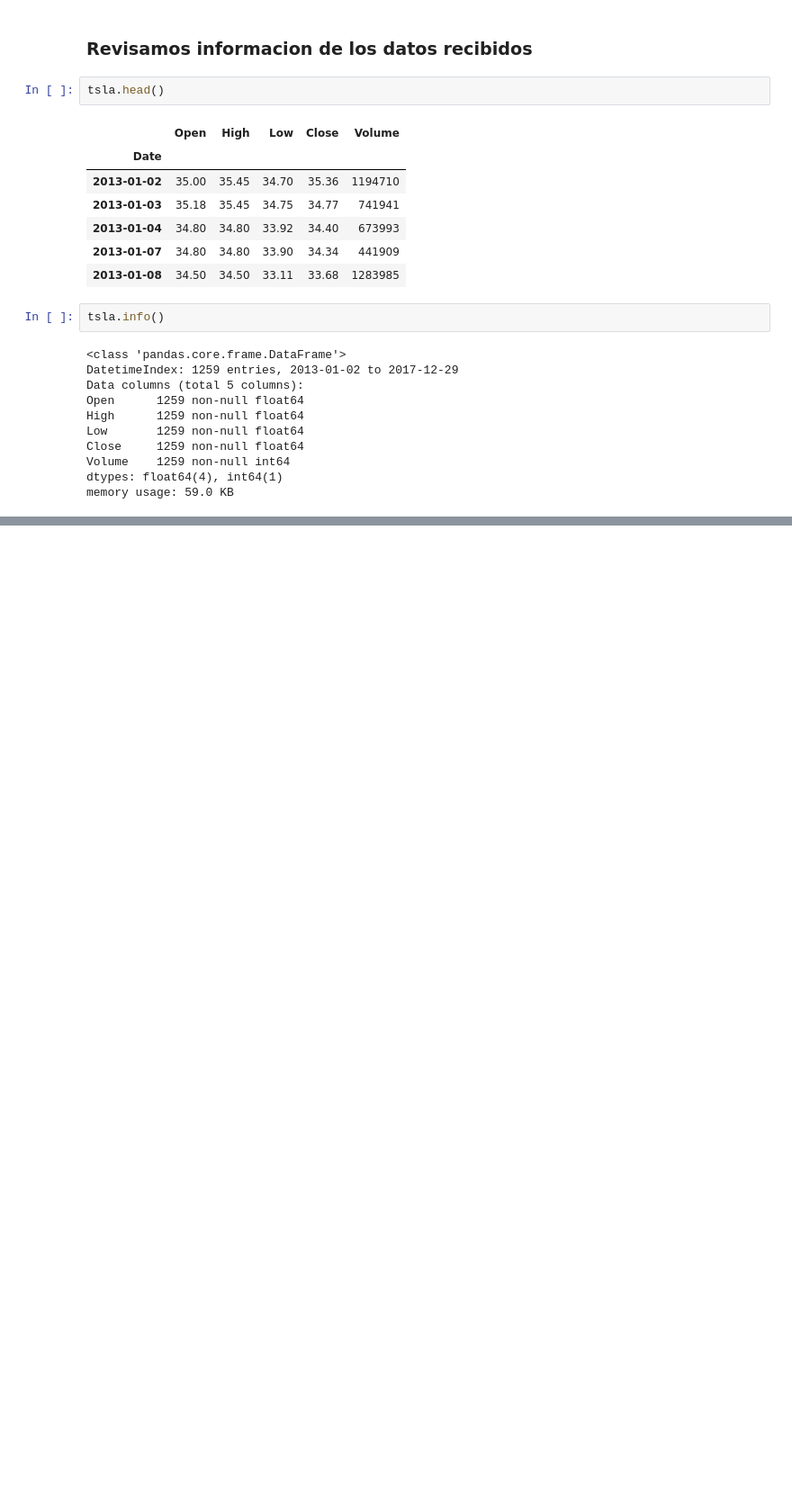
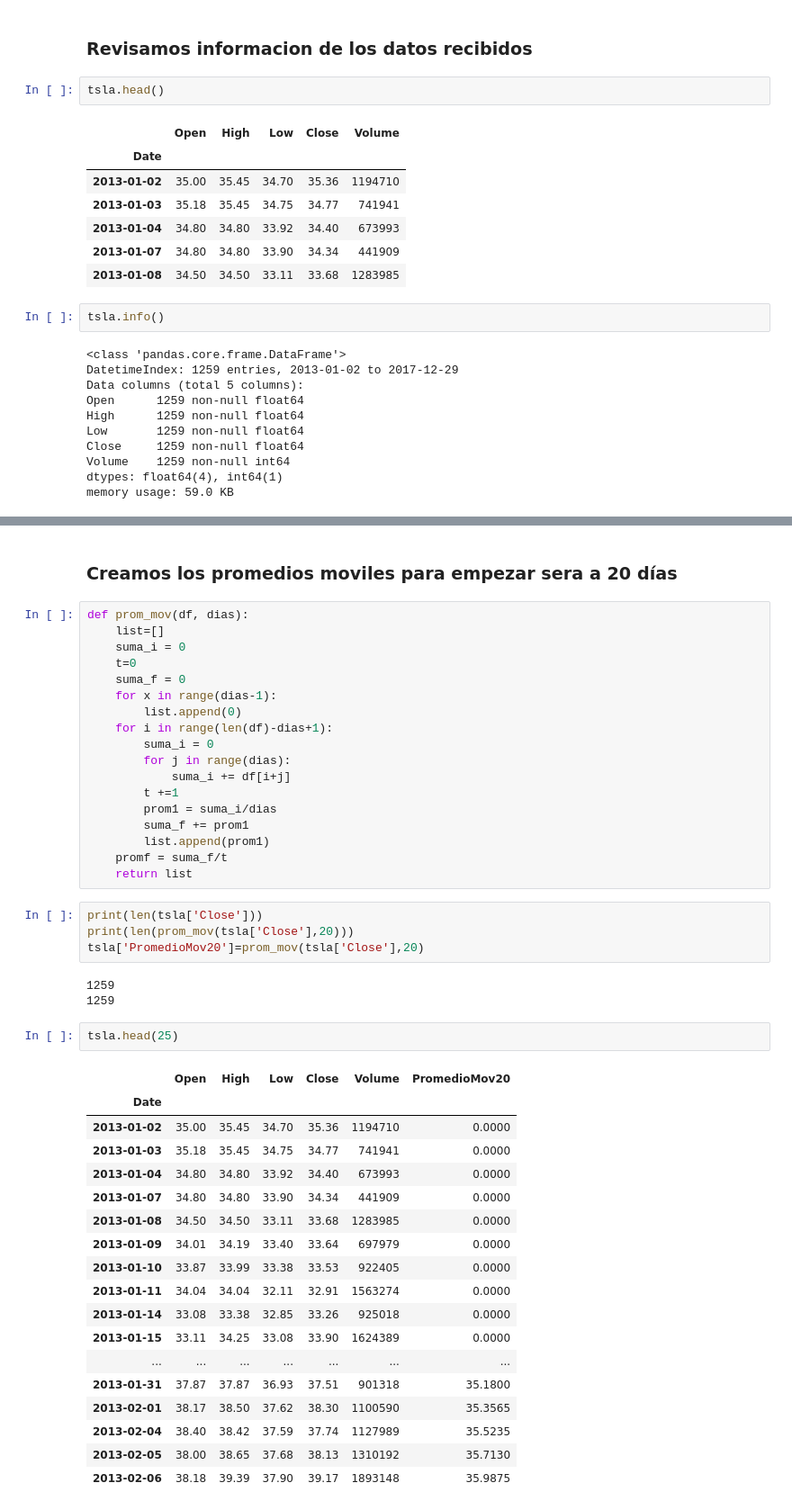
Before and after one commit to JorgeOsorio97/ZiplineProject, a Jupyter notebook: ZiplineTest1.ipynb, the cells around one changed output, grey strips where cells are left out. Shown: that part at 90% size. Drawn from its saved outputs; the diff is of its cells as text; blank space fills up the shorter version.

```diff
--- a/ZiplineTest1.ipynb
+++ b/ZiplineTest1.ipynb
@@ -111,3 +115,51 @@ plt.title('Valores de Apertura')
 [interactive output not drawn]
 [interactive output not drawn]
 <matplotlib.text.Text at 0x...>
+# %% [markdown]
+### Creamos los promedios moviles para empezar sera a 20 días
+# %%
+def prom_mov(df, dias):
+    list=[]
+    suma_i = 0
+    t=0
+    suma_f = 0
+    for x in range(dias-1):
+        list.append(0)
+    for i in range(len(df)-dias+1):
+        suma_i = 0
+        for j in range(dias):
+            suma_i += df[i+j]
+        t +=1
+        prom1 = suma_i/dias
+        suma_f += prom1
+        list.append(prom1)
+    promf = suma_f/t
+    return list
+# %%
+print(len(tsla['Close']))
+print(len(prom_mov(tsla['Close'],20)))
+tsla['PromedioMov20']=prom_mov(tsla['Close'],20)
+# %% [output]
+1259
+1259
+# %%
+tsla.head(25)
+# %% [output]
+|  | Open | High | Low | Close | Volume | PromedioMov20 |
+| Date |  |  |  |  |  |  |
+| 2013-01-02 | 35.00 | 35.45 | 34.70 | 35.36 | 1194710 | 0.0000 |
+| 2013-01-03 | 35.18 | 35.45 | 34.75 | 34.77 | 741941 | 0.0000 |
+| 2013-01-04 | 34.80 | 34.80 | 33.92 | 34.40 | 673993 | 0.0000 |
+| 2013-01-07 | 34.80 | 34.80 | 33.90 | 34.34 | 441909 | 0.0000 |
+| 2013-01-08 | 34.50 | 34.50 | 33.11 | 33.68 | 1283985 | 0.0000 |
+| 2013-01-09 | 34.01 | 34.19 | 33.40 | 33.64 | 697979 | 0.0000 |
+| 2013-01-10 | 33.87 | 33.99 | 33.38 | 33.53 | 922405 | 0.0000 |
+| 2013-01-11 | 34.04 | 34.04 | 32.11 | 32.91 | 1563274 | 0.0000 |
+| 2013-01-14 | 33.08 | 33.38 | 32.85 | 33.26 | 925018 | 0.0000 |
+| 2013-01-15 | 33.11 | 34.25 | 33.08 | 33.90 | 1624389 | 0.0000 |
+| ... | ... | ... | ... | ... | ... | ... |
+| 2013-01-31 | 37.87 | 37.87 | 36.93 | 37.51 | 901318 | 35.1800 |
+| 2013-02-01 | 38.17 | 38.50 | 37.62 | 38.30 | 1100590 | 35.3565 |
+| 2013-02-04 | 38.40 | 38.42 | 37.59 | 37.74 | 1127989 | 35.5235 |
+| 2013-02-05 | 38.00 | 38.65 | 37.68 | 38.13 | 1310192 | 35.7130 |
+| 2013-02-06 | 38.18 | 39.39 | 37.90 | 39.17 | 1893148 | 35.9875 |
```
Also changed, not shown: parts of 15 cells of this notebook, 4 other files.
